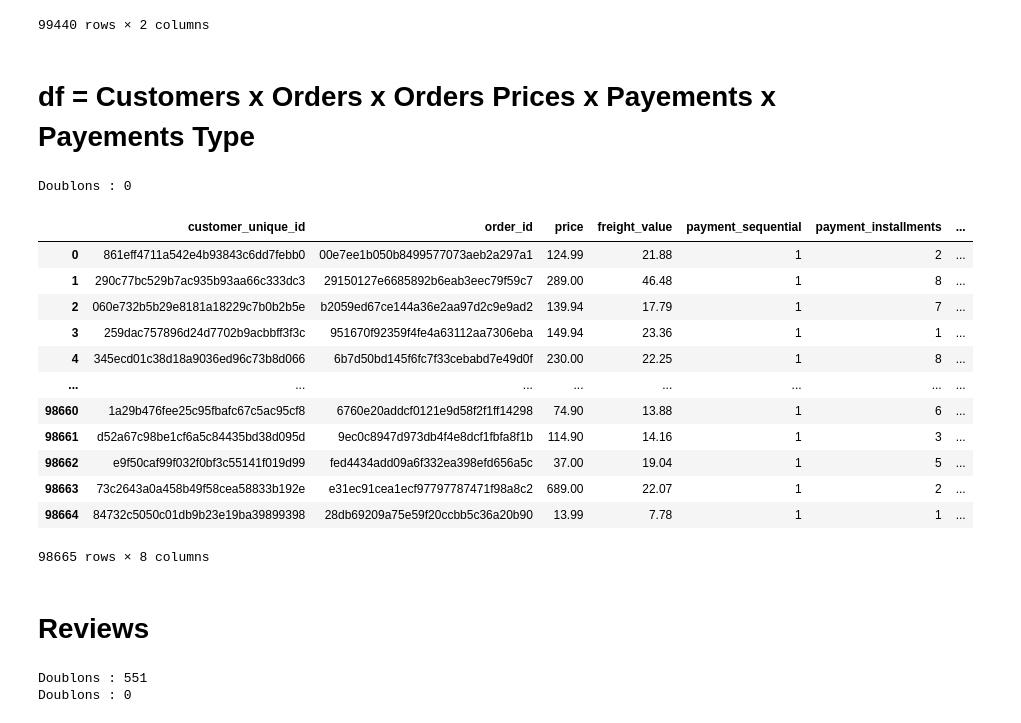
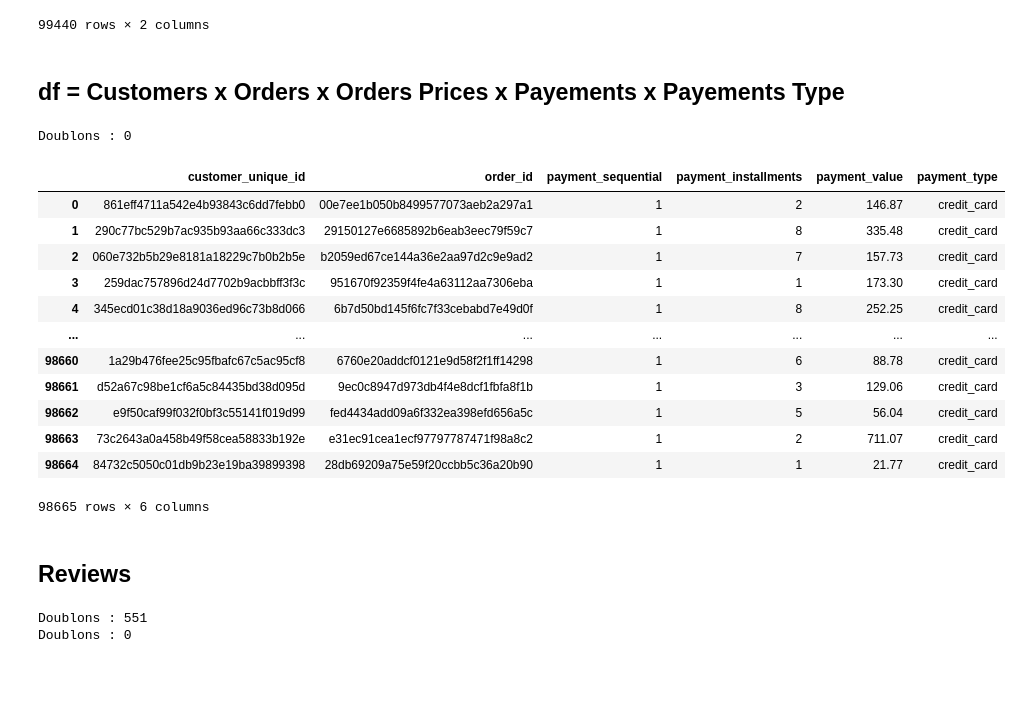
Before and after one commit to DrHadiNono/Notebooks-OC, a Jupyter notebook: Projets/P5/P5.ipynb, the cells around one changed output. Cells and saved outputs as stored; diff of their text form; code cells hidden in the pictures; blank space fills up the shorter version.

```diff
--- a/Projets/P5/P5.ipynb
+++ b/Projets/P5/P5.ipynb
@@ -306,29 +312,30 @@ payment_type
 | 103885 | 28bbae6599b09d39ca406b747b6632b1 | boleto |
 99440 rows × 2 columns
 # %% [markdown]
-# df = Customers x Orders x Orders Prices x Payements x Payements Type
+## df = Customers x Orders x Orders Prices x Payements x Payements Type
 # %%
 df = pd.merge(df, payments, how='inner', on=['order_id'])
 df = pd.merge(df, payment_type, how='inner', on=['order_id'])
+df = df.drop(columns=['price', 'freight_value'])
 print('Doublons :', len(doublons(df['order_id'])))
 df
 # %% [output]
 Doublons : 0
-|  | customer_unique_id | order_id | price | freight_value | payment_sequential | payment_installments | ... |
-| 0 | 861eff4711a542e4b93843c6dd7febb0 | 00e7ee1b050b8499577073aeb2a297a1 | 124.99 | 21.88 | 1 | 2 | ... |
-| 1 | 290c77bc529b7ac935b93aa66c333dc3 | 29150127e6685892b6eab3eec79f59c7 | 289.00 | 46.48 | 1 | 8 | ... |
-| 2 | 060e732b5b29e8181a18229c7b0b2b5e | b2059ed67ce144a36e2aa97d2c9e9ad2 | 139.94 | 17.79 | 1 | 7 | ... |
-| 3 | 259dac757896d24d7702b9acbbff3f3c | 951670f92359f4fe4a63112aa7306eba | 149.94 | 23.36 | 1 | 1 | ... |
-| 4 | 345ecd01c38d18a9036ed96c73b8d066 | 6b7d50bd145f6fc7f33cebabd7e49d0f | 230.00 | 22.25 | 1 | 8 | ... |
-| ... | ... | ... | ... | ... | ... | ... | ... |
-| 98660 | 1a29b476fee25c95fbafc67c5ac95cf8 | 6760e20addcf0121e9d58f2f1ff14298 | 74.90 | 13.88 | 1 | 6 | ... |
-| 98661 | d52a67c98be1cf6a5c84435bd38d095d | 9ec0c8947d973db4f4e8dcf1fbfa8f1b | 114.90 | 14.16 | 1 | 3 | ... |
-| 98662 | e9f50caf99f032f0bf3c55141f019d99 | fed4434add09a6f332ea398efd656a5c | 37.00 | 19.04 | 1 | 5 | ... |
-| 98663 | 73c2643a0a458b49f58cea58833b192e | e31ec91cea1ecf97797787471f98a8c2 | 689.00 | 22.07 | 1 | 2 | ... |
-| 98664 | 84732c5050c01db9b23e19ba39899398 | 28db69209a75e59f20ccbb5c36a20b90 | 13.99 | 7.78 | 1 | 1 | ... |
+|  | customer_unique_id | order_id | payment_sequential | payment_installments | payment_value | payment_type |
+| 0 | 861eff4711a542e4b93843c6dd7febb0 | 00e7ee1b050b8499577073aeb2a297a1 | 1 | 2 | 146.87 | credit_card |
+| 1 | 290c77bc529b7ac935b93aa66c333dc3 | 29150127e6685892b6eab3eec79f59c7 | 1 | 8 | 335.48 | credit_card |
+| 2 | 060e732b5b29e8181a18229c7b0b2b5e | b2059ed67ce144a36e2aa97d2c9e9ad2 | 1 | 7 | 157.73 | credit_card |
+| 3 | 259dac757896d24d7702b9acbbff3f3c | 951670f92359f4fe4a63112aa7306eba | 1 | 1 | 173.30 | credit_card |
+| 4 | 345ecd01c38d18a9036ed96c73b8d066 | 6b7d50bd145f6fc7f33cebabd7e49d0f | 1 | 8 | 252.25 | credit_card |
+| ... | ... | ... | ... | ... | ... | ... |
+| 98660 | 1a29b476fee25c95fbafc67c5ac95cf8 | 6760e20addcf0121e9d58f2f1ff14298 | 1 | 6 | 88.78 | credit_card |
+| 98661 | d52a67c98be1cf6a5c84435bd38d095d | 9ec0c8947d973db4f4e8dcf1fbfa8f1b | 1 | 3 | 129.06 | credit_card |
+| 98662 | e9f50caf99f032f0bf3c55141f019d99 | fed4434add09a6f332ea398efd656a5c | 1 | 5 | 56.04 | credit_card |
+| 98663 | 73c2643a0a458b49f58cea58833b192e | e31ec91cea1ecf97797787471f98a8c2 | 1 | 2 | 711.07 | credit_card |
+| 98664 | 84732c5050c01db9b23e19ba39899398 | 28db69209a75e59f20ccbb5c36a20b90 | 1 | 1 | 21.77 | credit_card |
-98665 rows × 8 columns
+98665 rows × 6 columns
 # %% [markdown]
-# Reviews
+## Reviews
 # %%
 reviews = pd.read_csv('olist_order_reviews_dataset.csv', low_memory=low_memory)
 print('Doublons :', len(doublons(reviews['order_id'])))
```
Also changed, not shown: parts of 33 cells of this notebook, 1 other file.
